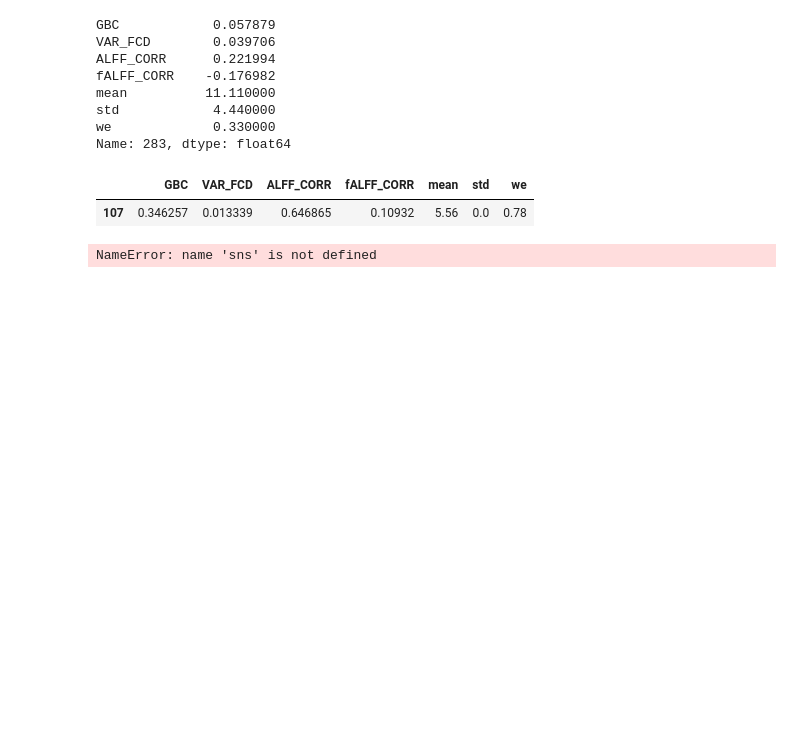
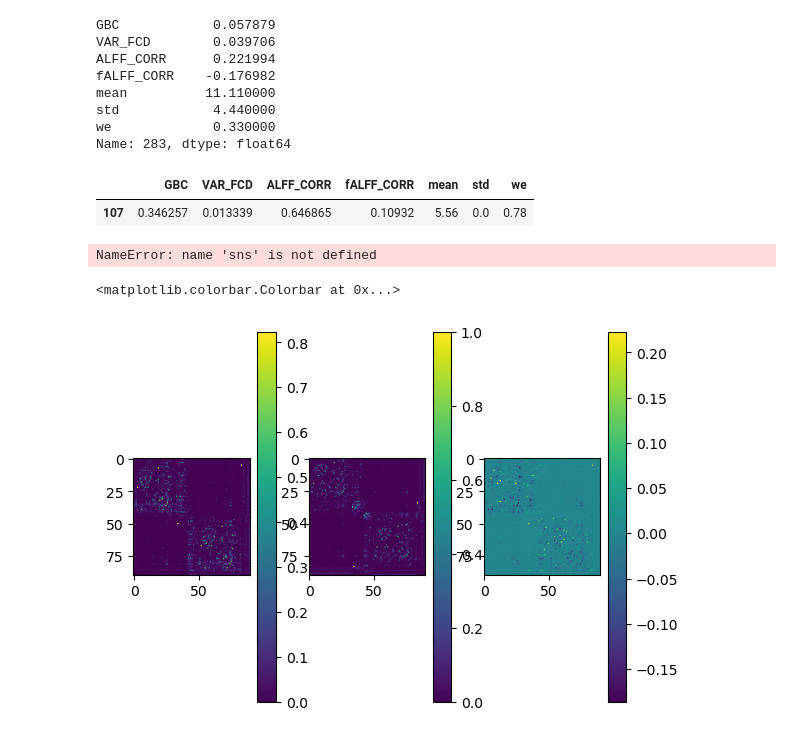
Before and after one commit to giapre/GMV, a Jupyter notebook: notebooks/5_compare_emp_sim_df.ipynb, the cells around one changed output. Drawn from its saved outputs; the diff is of its cells as text; code cells hidden in the pictures; blank space fills up the shorter version.

```diff
--- a/notebooks/5_compare_emp_sim_df.ipynb
+++ b/notebooks/5_compare_emp_sim_df.ipynb
@@ -304,0 +310,28 @@ NameError: name 'sns' is not defined
+# %%
+demo = pd.read_csv(os.path.join(Paths.DEMOGRAPHICS, 'full_demographics.csv'), index_col='SubjectID')
+# %%
+patientsdf = demo[demo['diagnosis']!='HC']
+patients = patientsdf[patientsdf['sex']=='Female'].index.to_list()
+# %%
+total_weights = []
+for padcode in patients:
+    file = os.path.join(Paths.DERIVATIVES, f'sub-{padcode}/dk_weights_with_sero_and_dopa.csv')
+    if os.path.exists(file):
+        weights = pd.read_csv(file, index_col=0)
+        total_weights.append(weights)
+    else: continue
+
+total_weights = pd.concat(total_weights).groupby(level=0).mean()
+# %%
+plt.subplot(131)
+plt.imshow(total_weights)
+plt.colorbar()
+plt.subplot(132)
+plt.imshow(weights)
+plt.colorbar()
+plt.subplot(133)
+plt.imshow(weights - total_weights)
+plt.colorbar()
+# %% [output]
+<matplotlib.colorbar.Colorbar at 0x...>
+[figure, added]
```
Also changed, not shown: parts of 6 cells of this notebook, 5 other files.
